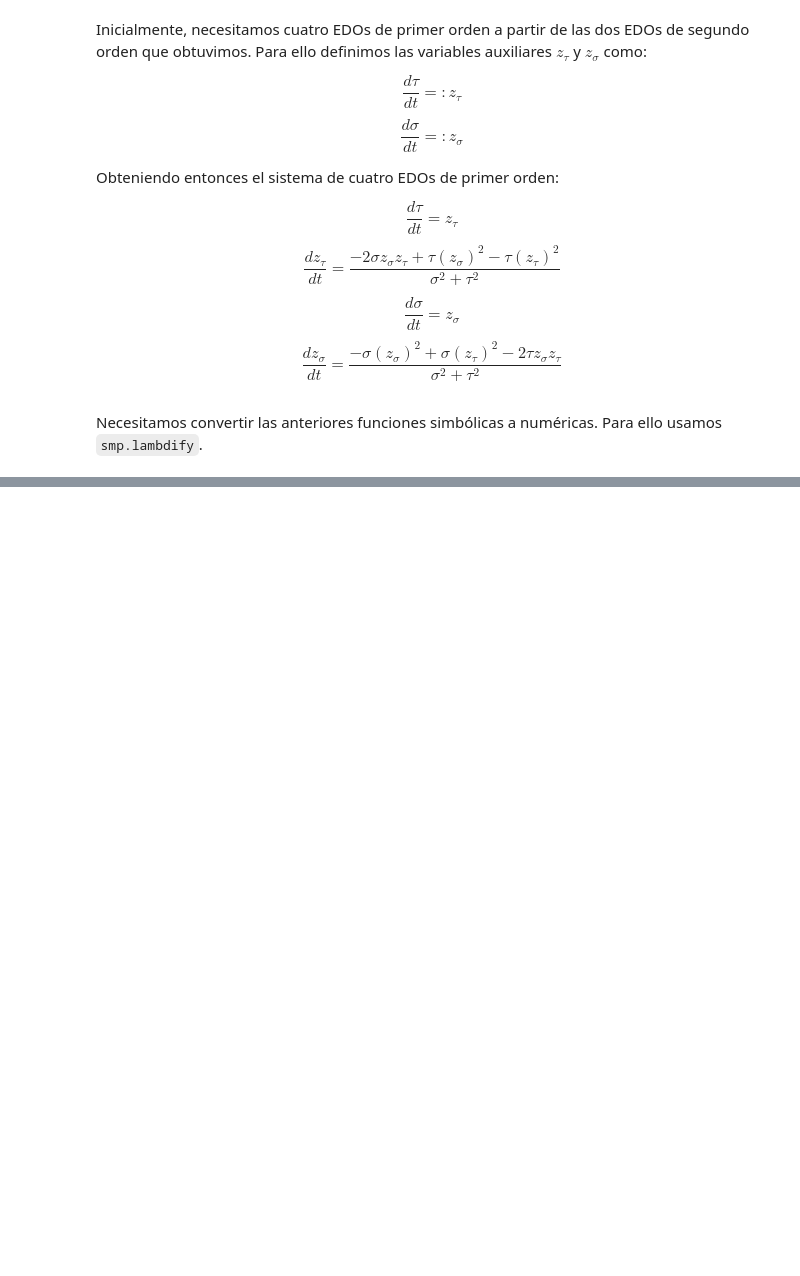
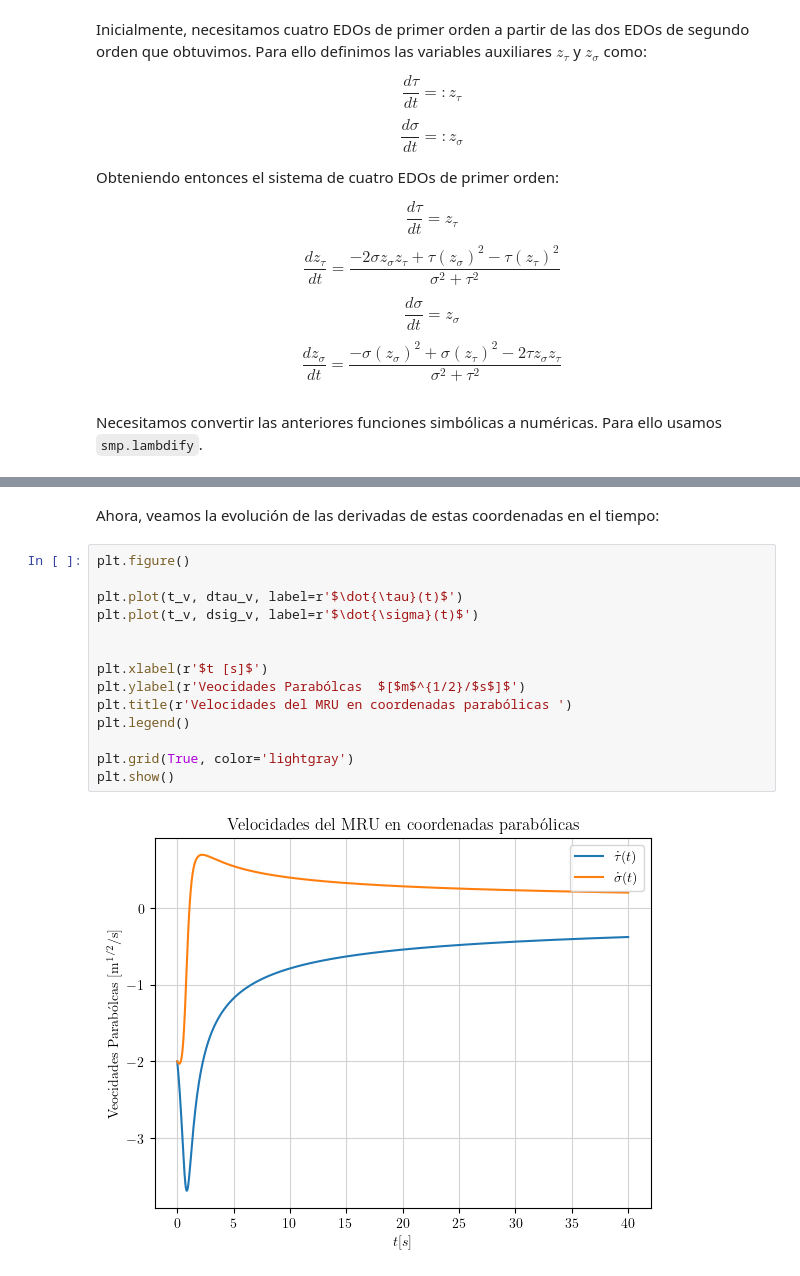
Before and after one commit to thomas-martinod/mecanica-clasica, a Jupyter notebook: tarea-2/punto-3.ipynb, the cells around one changed output, grey strips where cells are left out. Drawn from its saved outputs; the diff is of its cells as text; blank space fills up the shorter version.

```diff
--- a/tarea-2/punto-3.ipynb
+++ b/tarea-2/punto-3.ipynb
@@ -111,0 +178,18 @@ Necesitamos convertir las anteriores funciones simbólicas a numéricas. Para el
+# %% [markdown]
+Ahora, veamos la evolución de las derivadas de estas coordenadas en el tiempo:
+# %%
+plt.figure()
+
+plt.plot(t_v, dtau_v, label=r'$\dot{\tau}(t)$')
+plt.plot(t_v, dsig_v, label=r'$\dot{\sigma}(t)$')
+
+
+plt.xlabel(r'$t [s]$')
+plt.ylabel(r'Veocidades Parabólcas  $[$m$^{1/2}/$s$]$')
+plt.title(r'Velocidades del MRU en coordenadas parabólicas ')
+plt.legend()
+
+plt.grid(True, color='lightgray')
+plt.show()
+# %% [output]
+[figure, added]
```
Also changed, not shown: parts of 35 cells of this notebook, 5 other files.
